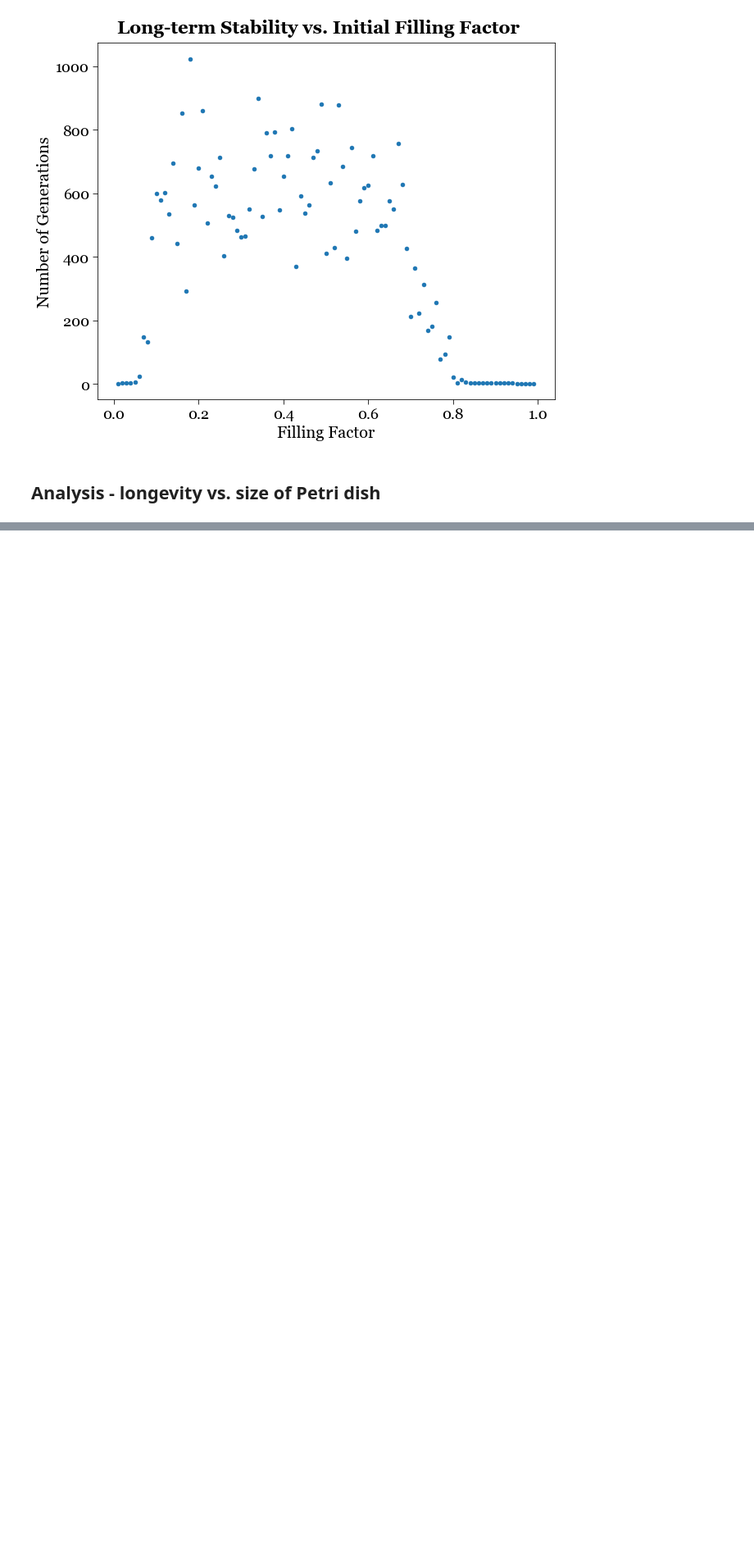
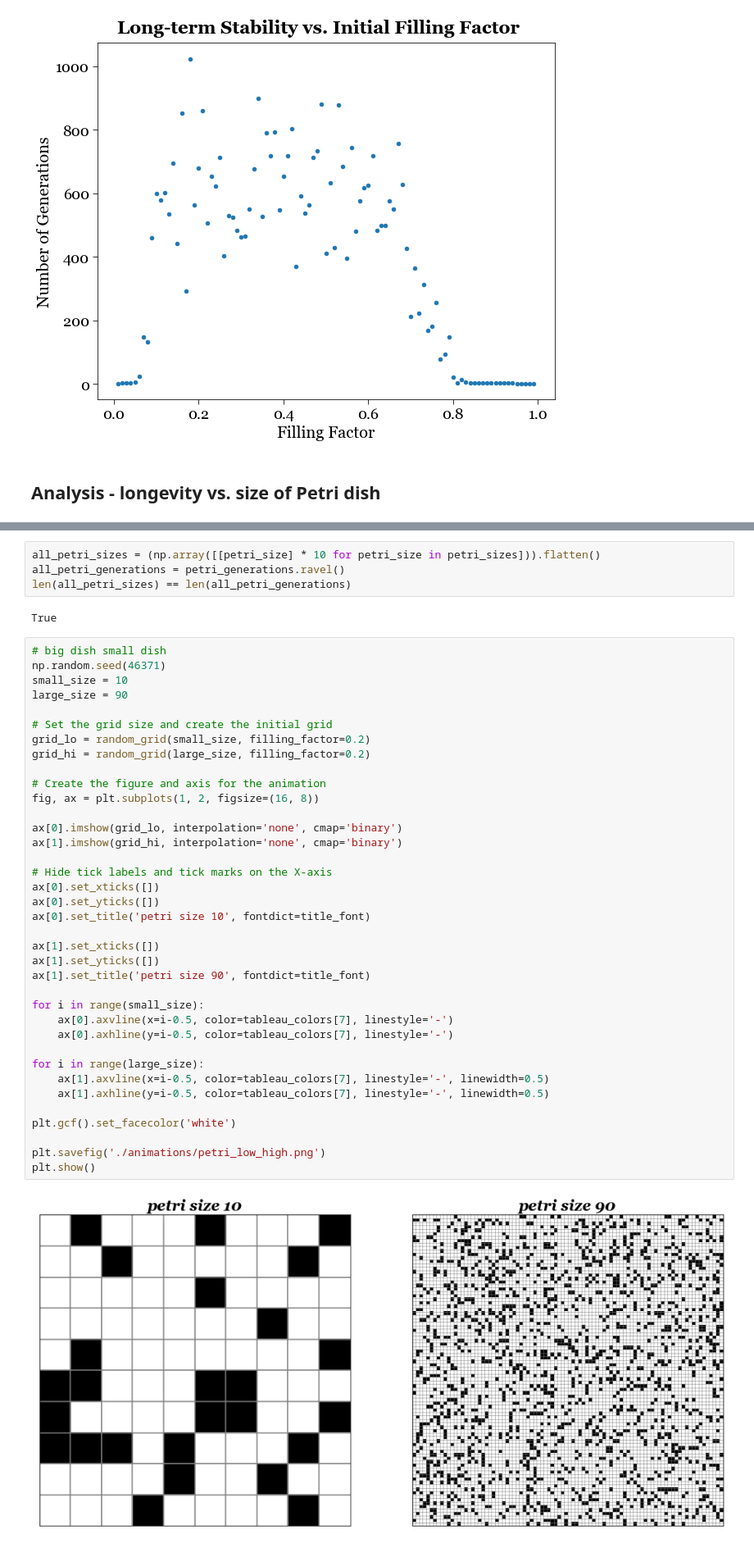
Before and after one commit to chew-in/computational_physics, a Jupyter notebook: 2_emergence/life.ipynb, the cells around one changed output, grey strips where cells are left out. Shown at 82% size. Saved outputs shown, nothing was run; the diff lists cells and outputs as text; blank space fills up the shorter version.

```diff
--- a/2_emergence/life.ipynb
+++ b/2_emergence/life.ipynb
@@ -317,0 +438,45 @@ plt.show()
+# %%
+all_petri_sizes = (np.array([[petri_size] * 10 for petri_size in petri_sizes])).flatten()
+all_petri_generations = petri_generations.ravel()
+len(all_petri_sizes) == len(all_petri_generations)
+# %% [output]
+True
+# %%
+# big dish small dish
+np.random.seed(46371)
+small_size = 10
+large_size = 90
+
+# Set the grid size and create the initial grid
+grid_lo = random_grid(small_size, filling_factor=0.2)
+grid_hi = random_grid(large_size, filling_factor=0.2)
+
+# Create the figure and axis for the animation
+fig, ax = plt.subplots(1, 2, figsize=(16, 8))
+
+ax[0].imshow(grid_lo, interpolation='none', cmap='binary')
+ax[1].imshow(grid_hi, interpolation='none', cmap='binary')
+
+# Hide tick labels and tick marks on the X-axis
+ax[0].set_xticks([])
+ax[0].set_yticks([])
+ax[0].set_title('petri size 10', fontdict=title_font)
+
+ax[1].set_xticks([])
+ax[1].set_yticks([])
+ax[1].set_title('petri size 90', fontdict=title_font)
+
+for i in range(small_size):
+    ax[0].axvline(x=i-0.5, color=tableau_colors[7], linestyle='-')
+    ax[0].axhline(y=i-0.5, color=tableau_colors[7], linestyle='-')
+
+for i in range(large_size):
+    ax[1].axvline(x=i-0.5, color=tableau_colors[7], linestyle='-', linewidth=0.5)
+    ax[1].axhline(y=i-0.5, color=tableau_colors[7], linestyle='-', linewidth=0.5)
+
+plt.gcf().set_facecolor('white')
+
+plt.savefig('./animations/petri_low_high.png')
+plt.show()
+# %% [output]
+[figure, added]
```
Also changed, not shown: parts of 5 cells of this notebook, 4 other files.
